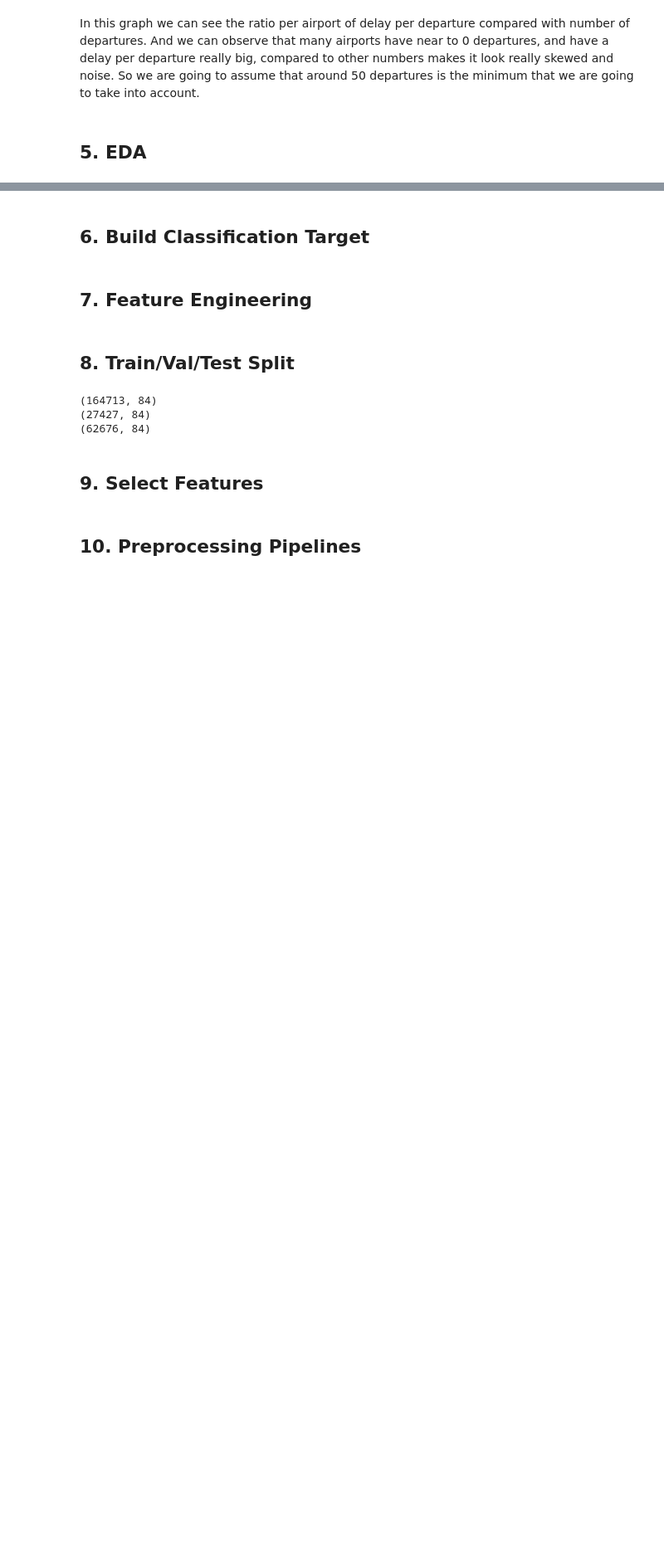
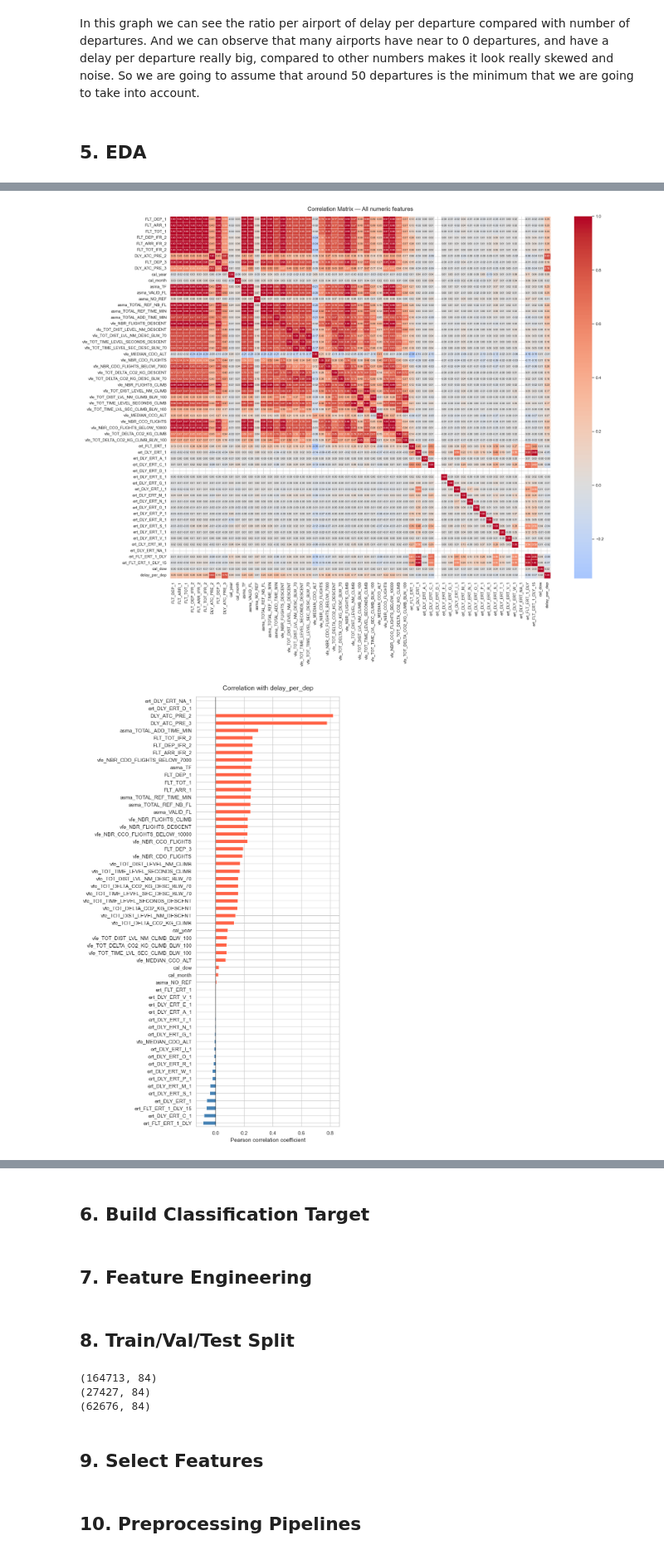
Before and after one commit to agarcia246/Machine_learning_Project, a Jupyter notebook: flight_delays.ipynb, the cells around one changed output, grey strips where cells are left out. Shown at 83% size. Cells and saved outputs as stored; diff of their text form; code cells hidden in the pictures; blank space fills up the shorter version.

```diff
--- a/flight_delays.ipynb
+++ b/flight_delays.ipynb
@@ -767,0 +869,56 @@ plt.show()
+# %%
+exclude = ["delay_per_dep", "thresh", "y_reg", "y_clf", "FLT_DATE", "APT_ICAO", "APT_NAME", "STATE_NAME", "ENTITY_NAME", "ENTITY_TYPE"]
+
+
+cols = [c for c in panel.columns if c not in exclude] + ["delay_per_dep"]
+
+
+corr_matrix = panel[cols].corr()
+
+
+fig, ax = plt.subplots(figsize=(22, 18))
+
+
+sns.heatmap(
+    corr_matrix,
+    annot=True,
+    fmt=".2f",
+    cmap="coolwarm",
+    center=0,
+    linewidths=0.5,
+    annot_kws={"size": 7},
+    ax=ax
+)
+
+
+ax.set_title("Correlation Matrix — All numeric features", fontsize=16, pad=15)
+plt.tight_layout()
+plt.show()
+
+
+target_corr = (
+    corr_matrix["delay_per_dep"]
+    .drop("delay_per_dep")
+    .sort_values()
+)
+
+
+fig, ax = plt.subplots(figsize=(8, 14))
+
+
+target_corr.plot(
+    kind="barh",
+    color=["steelblue" if v < 0 else "tomato" for v in target_corr],
+    edgecolor="white",
+    ax=ax
+)
+
+
+ax.axvline(0, color="black", linewidth=0.8)
+ax.set_title("Correlation with delay_per_dep", fontsize=14, pad=15)
+ax.set_xlabel("Pearson correlation coefficient")
+plt.tight_layout()
+plt.show()
+# %% [output]
+[figure, added]
+[figure, added]
```
Also changed, not shown: parts of 44 cells of this notebook.
